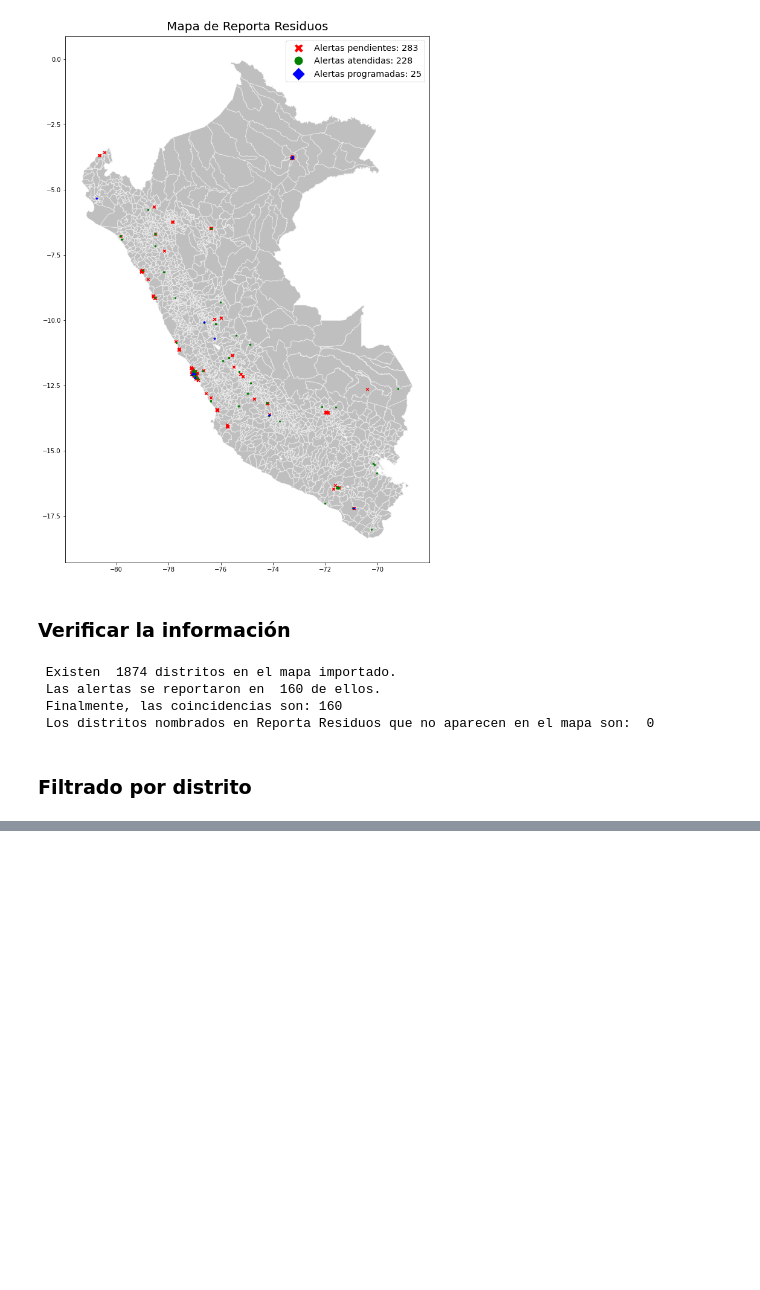
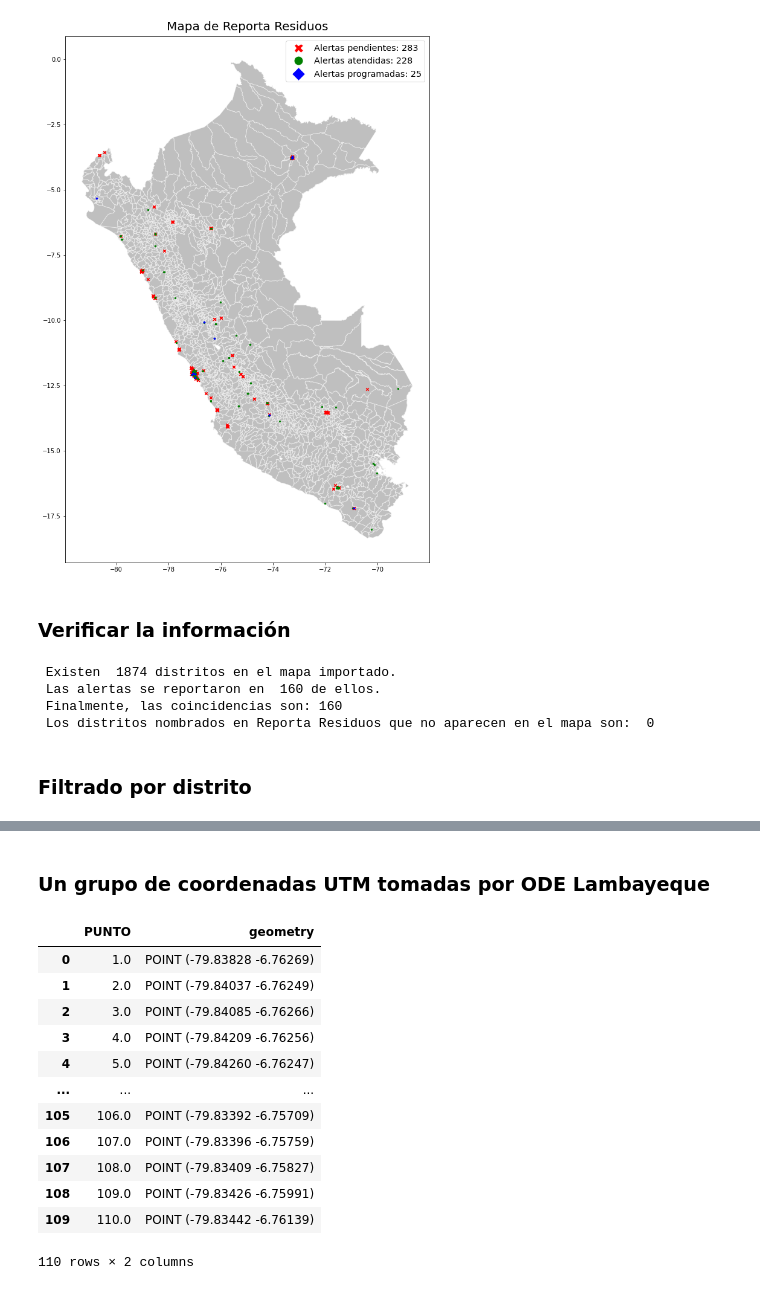
Before and after one commit to Dante-Guerrero/RR_Notebook, a Jupyter notebook: book1.ipynb, the cells around one changed output, grey strips where cells are left out. Cells and saved outputs as stored; diff of their text form; code cells hidden in the pictures; blank space fills up the shorter version.

```diff
--- a/book1.ipynb
+++ b/book1.ipynb
@@ -435,0 +439,46 @@ fig.savefig('asi.pdf', dpi=1200)
+# %% [markdown]
+### Un grupo de coordenadas UTM tomadas por ODE Lambayeque
+# %%
+od = pd.read_csv('dataod.csv', sep=';')
+
+from pyproj import Proj
+import numpy as np
+
+myProj = Proj(
+proj="utm",
+zone=17,
+ellps="WGS84",
+south=True
+)
+
+puntos = od['PUNTO']
+lon, lat = myProj(od['Meters East'].values, od['Meters South'].values, inverse=True)
+UTMx, UTMy = myProj(lon, lat)
+
+od_conv = pd.DataFrame(np.c_[puntos, UTMx, UTMy, lon, lat], columns=['PUNTO','UTMx', 'UTMy', 'lon', 'lat'])
+
+od = gpd.GeoDataFrame(od_conv, geometry=gpd.points_from_xy(od_conv.lon, od_conv.lat))
+
+od = od.drop(
+    [
+        'UTMx',
+        'UTMy',
+        'lon',
+        'lat'
+    ],
+    axis=1)
+od
+# %% [output]
+|  | PUNTO | geometry |
+| 0 | 1.0 | POINT (-79.83828 -6.76269) |
+| 1 | 2.0 | POINT (-79.84037 -6.76249) |
+| 2 | 3.0 | POINT (-79.84085 -6.76266) |
+| 3 | 4.0 | POINT (-79.84209 -6.76256) |
+| 4 | 5.0 | POINT (-79.84260 -6.76247) |
+| ... | ... | ... |
+| 105 | 106.0 | POINT (-79.83392 -6.75709) |
+| 106 | 107.0 | POINT (-79.83396 -6.75759) |
+| 107 | 108.0 | POINT (-79.83409 -6.75827) |
+| 108 | 109.0 | POINT (-79.83426 -6.75991) |
+| 109 | 110.0 | POINT (-79.83442 -6.76139) |
+110 rows × 2 columns
```
Also changed, not shown: parts of 6 cells of this notebook, 11 other files.
